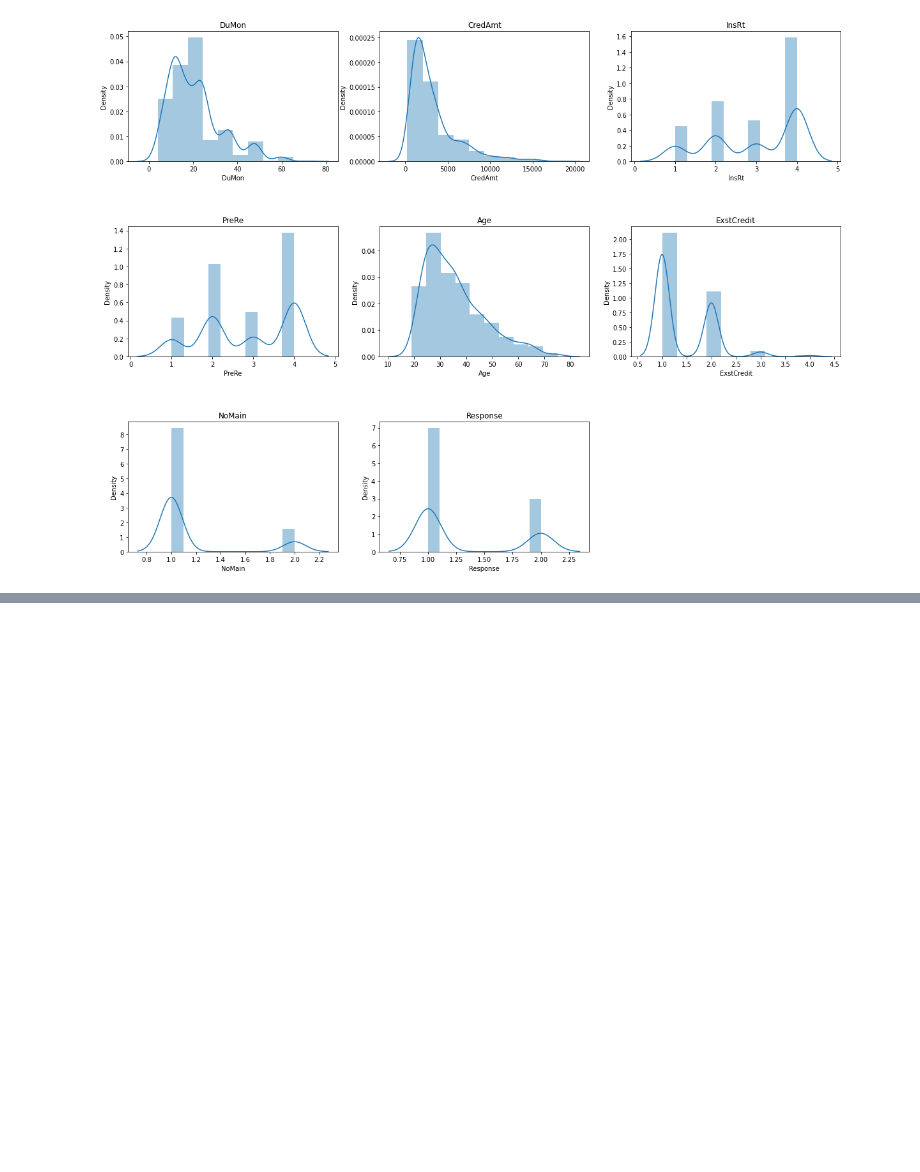
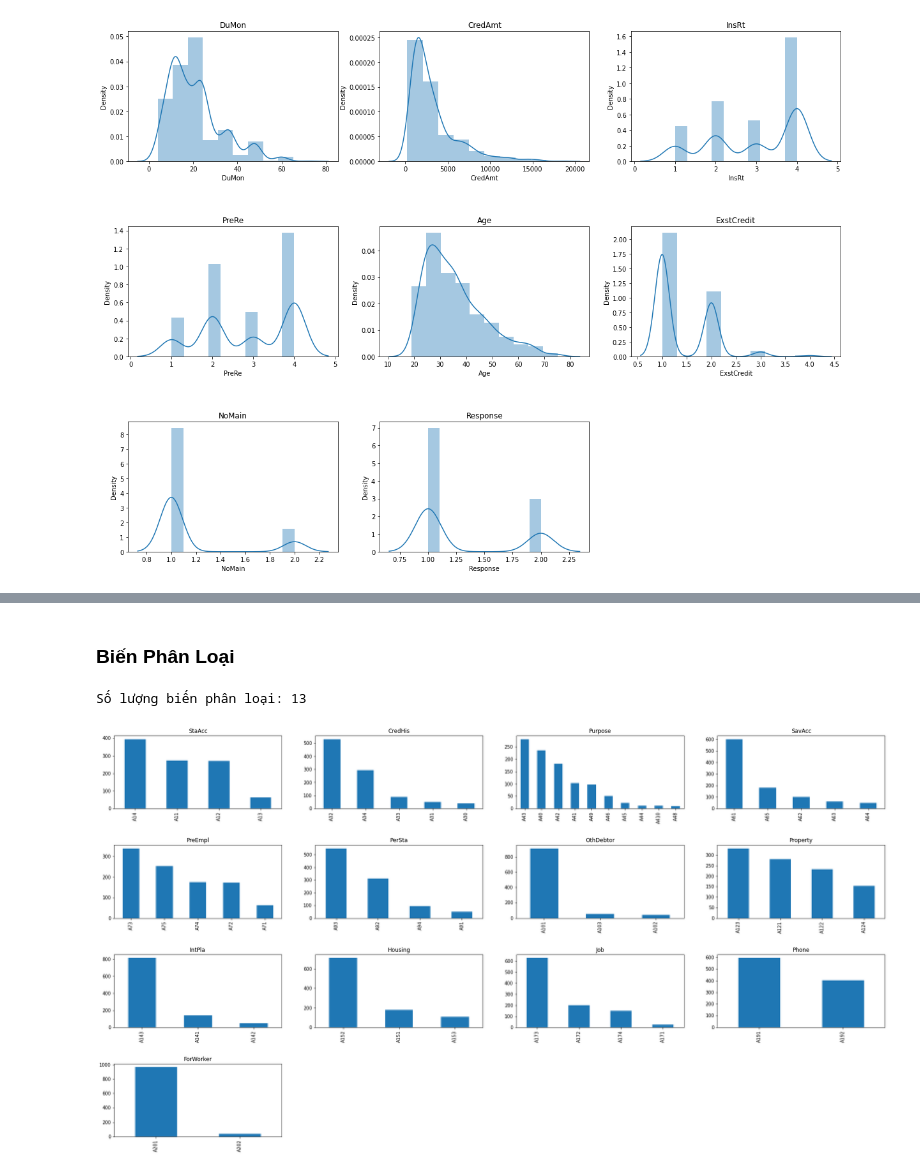
Before and after one commit to PTson2207/Engineer-Selection, a Jupyter notebook: Pipeline_ML.ipynb, the cells around one changed output, grey strips where cells are left out. Cells and saved outputs as stored; diff of their text form; code cells hidden in the pictures; blank space fills up the shorter version.

```diff
--- a/Pipeline_ML.ipynb
+++ b/Pipeline_ML.ipynb
@@ -118,0 +124,23 @@ number of numeric field:  8
+# %% [markdown]
+### Biến Phân Loại
+# %%
+category_cols = df.select_dtypes('O').columns
+def _plot_bar_classes(df, cols):
+    df[cols].value_counts().plot.bar()
+
+def _distribution_category(df, category_cols, row=1, col=2, figsize=(20, 5)):
+    print('Số lượng biến phân loại:', len(category_cols))
+    plt.figure(figsize=figsize)
+    plt.subplots_adjust(left=None, bottom=None, right=None, top=None, wspace=0.2, hspace=0.5)
+    for i in range(1, len(category_cols)+1, 1):
+        try:
+            plt.subplot(row, col, i)
+            _plot_bar_classes(df, category_cols[i-1])
+            plt.title(category_cols[i-1])
+        except:
+            break
+
+_distribution_category(df, category_cols, row=4, col=4, figsize=(30, 16))
+# %% [output]
+Số lượng biến phân loại: 13
+[figure, added]
```
Also changed, not shown: parts of 18 cells of this notebook.
